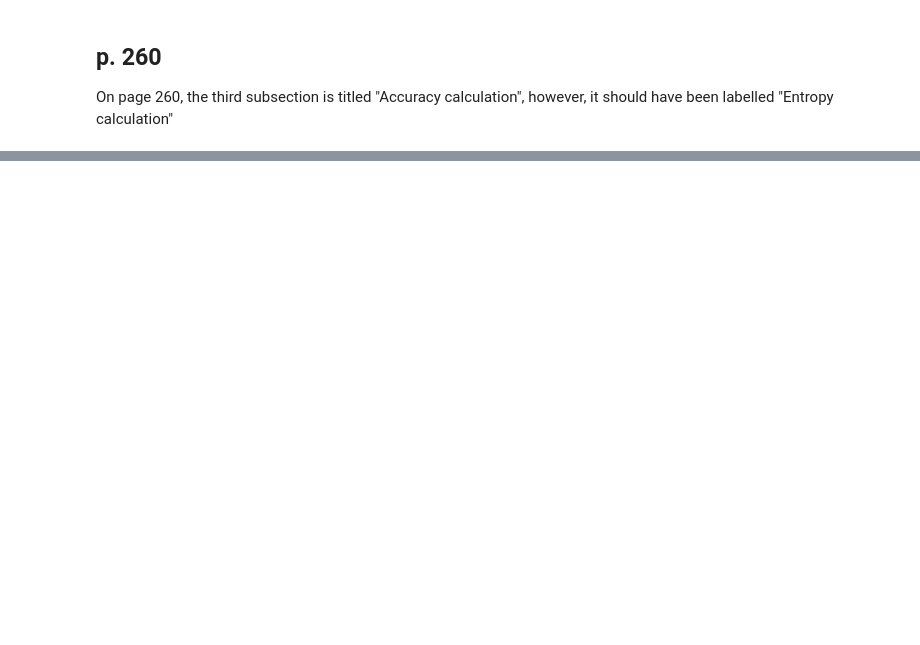
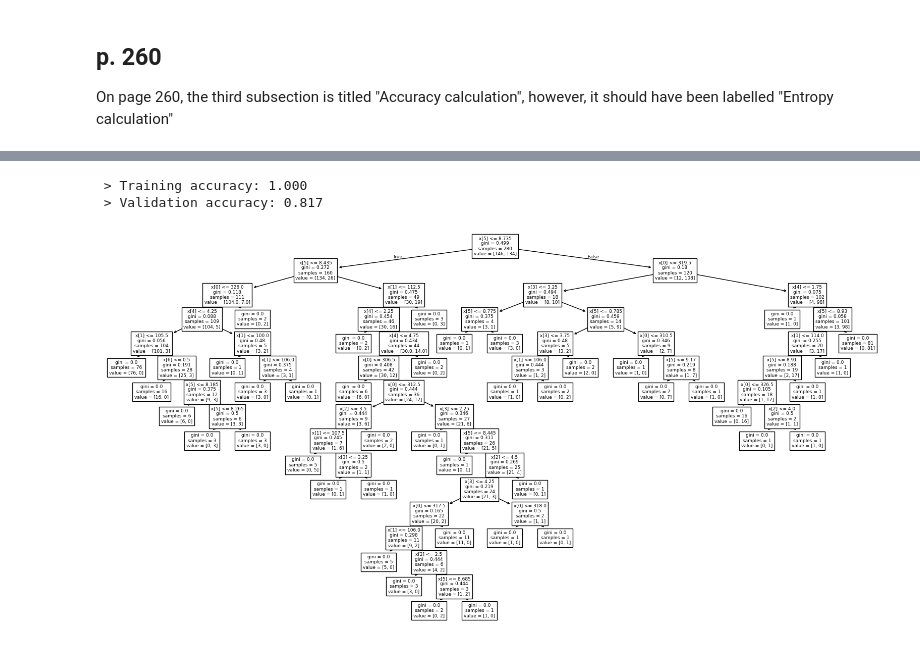
Before and after one commit to EvgeniiZorin/Booknotes_Grokking-Machine-Learning_Luis-G-Serrano, a Jupyter notebook: notes.ipynb, the cells around one changed output, grey strips where cells are left out. Cells and saved outputs as stored; diff of their text form; code cells hidden in the pictures; blank space fills up the shorter version.

Commit message:
updated decision trees

```diff
--- a/notes.ipynb
+++ b/notes.ipynb
@@ -864,0 +913,45 @@ On page 260, the third subsection is titled "Accuracy calculation", however, it
+# %%
+### Train, val, test sets split
+data_train, data_val_test = train_test_split(
+    data,
+    test_size=0.3,
+    random_state=42
+)
+data_val, data_test = train_test_split(
+    data_val_test,
+    test_size=0.5,
+    random_state=42
+)
+
+### Split the data into features (X) and labels (y)
+def split_x_y(df):
+    X = df.drop(['Admitted'], axis=1)
+    y = df['Admitted']
+    return X, y
+
+X_train, y_train = split_x_y(data_train)
+X_val, y_val     = split_x_y(data_val)
+X_test, y_test   = split_x_y(data_test)
+
+### Training a decision tree
+dt = DecisionTreeClassifier(random_state=42)
+dt.fit(X_train, y_train)
+"""
+Check accuracy on train set. It's 100%, so the model is likely overfitting
+"""
+def accuracy_train_val(model):
+    print(f" > Training accuracy: {model.score(X_train, y_train):.3f}")
+    print(f" > Validation accuracy: {model.score(X_val, y_val):.3f}")
+    return None
+
+accuracy_train_val(dt)
+# %% [output]
+ > Training accuracy: 1.000
+ > Validation accuracy: 0.817
+# %%
+from sklearn.tree import plot_tree
+
+plt.figure(figsize=(20,10));
+plot_tree(dt);
+# %% [output]
+[figure, added]
```
Also changed, not shown: parts of 14 cells of this notebook, 1 other file.
